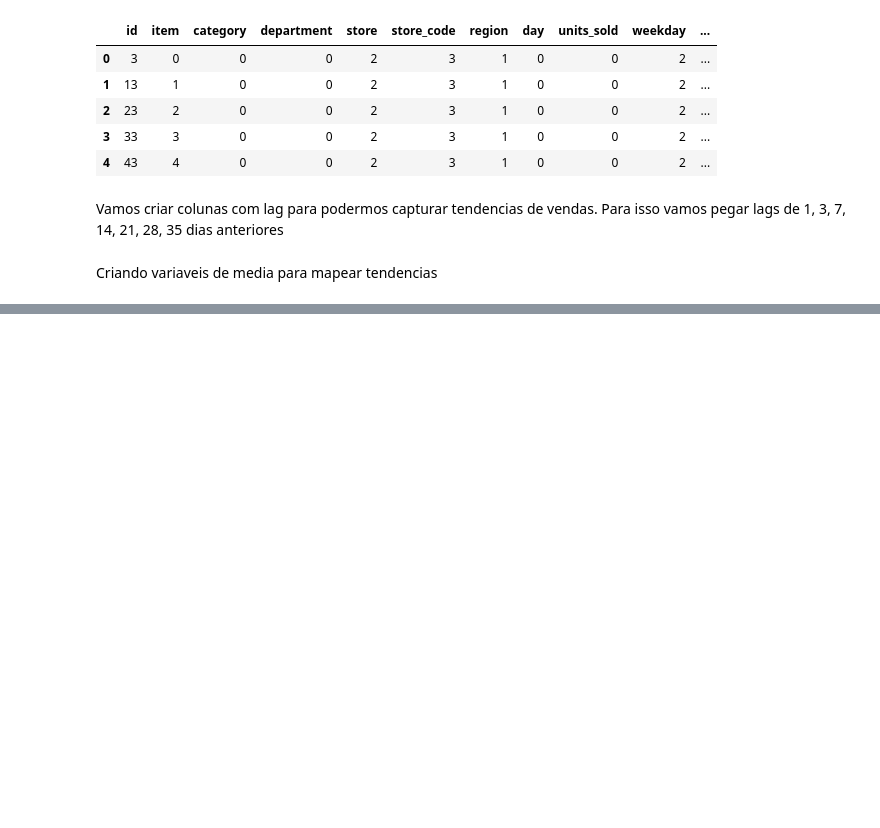
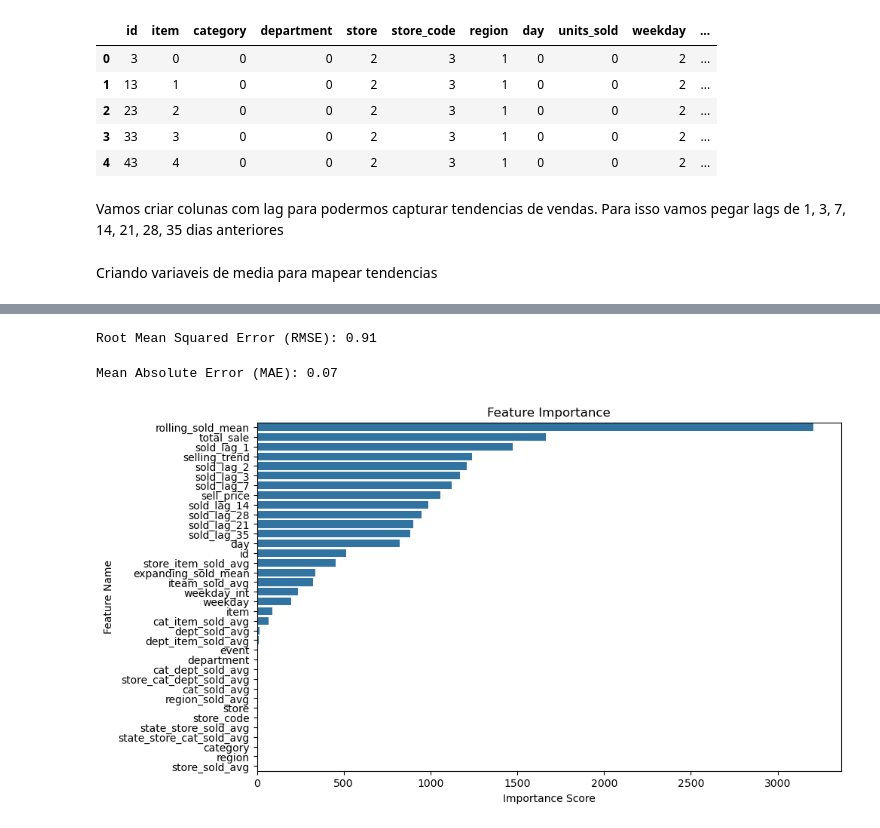
Before and after one commit to 15murakamie/dsmarket-time-series, a Jupyter notebook: main_dsmarket.ipynb, the cells around one changed output, grey strips where cells are left out. Cells and saved outputs as stored; diff of their text form; code cells hidden in the pictures; blank space fills up the shorter version.

Commit message:
modelo lightGBM teste

```diff
--- a/main_dsmarket.ipynb
+++ b/main_dsmarket.ipynb
@@ -866,0 +882,2 @@ df.dtypes
+# %%
+data = pd.read_pickle('data.pkl')
@@ -866,0 +908,16 @@ df.dtypes
+# %%
+df = data[data['store_code']== 1]
+X_train, y_train = df[df['day']<1565].drop('units_sold',axis=1), df[df['day']<1565]['units_sold']
+X_valid, y_valid = df[(df['day']>=1565) & (df['day']<1884)].drop('units_sold',axis=1), df[(df['day']>=1565) & (df['day']<1884)]['units_sold']
+X_test = df[df['day']>=1884].drop('units_sold',axis=1)
+
+#Train and validate
+model = LGBMRegressor(
+    n_estimators=1000,
+    learning_rate=0.3,
+    subsample=0.8,
+    colsample_bytree=0.8,
+    max_depth=8,
+    num_leaves=50,
+    min_child_weight=300
+    )
@@ -866,0 +932,3 @@ df.dtypes
+# %%
+model.fit(X_train, y_train, eval_set=[(X_train,y_train),(X_valid,y_valid)],
+             eval_metric='rmse')
@@ -866,0 +958,36 @@ df.dtypes
+# %%
+from sklearn.metrics import mean_squared_error, mean_absolute_error
+
+# MSE
+mse = mean_squared_error(y_valid, y_pred)
+
+# Calculando o RMSE
+rmse = mse ** 0.5
+
+print(f"Root Mean Squared Error (RMSE): {rmse:.2f}")
+# %% [output]
+Root Mean Squared Error (RMSE): 0.91
+# %%
+mae = mean_absolute_error(y_valid, y_pred)
+print(f"Mean Absolute Error (MAE): {mae:.2f}")
+# %% [output]
+Mean Absolute Error (MAE): 0.07
+# %%
+import matplotlib.pyplot as plt
+import seaborn as sns
+
+# Calculate feature importance using the model's feature_importances_ attribute
+feature_importances = model.feature_importances_
+
+# Create a dataframe with feature names and importance scores
+importance_df = pd.DataFrame({'Feature': X_train.columns, 'Importance': feature_importances}).sort_values(by='Importance', ascending=False)
+
+# Plot feature importance using seaborn
+plt.figure(figsize=(10, 6))
+sns.barplot(x='Importance', y='Feature', data=importance_df)
+plt.title('Feature Importance')
+plt.xlabel('Importance Score')
+plt.ylabel('Feature Name')
+plt.show()
+# %% [output]
+[figure, added]
```
Also changed, not shown: parts of 14 cells of this notebook.
